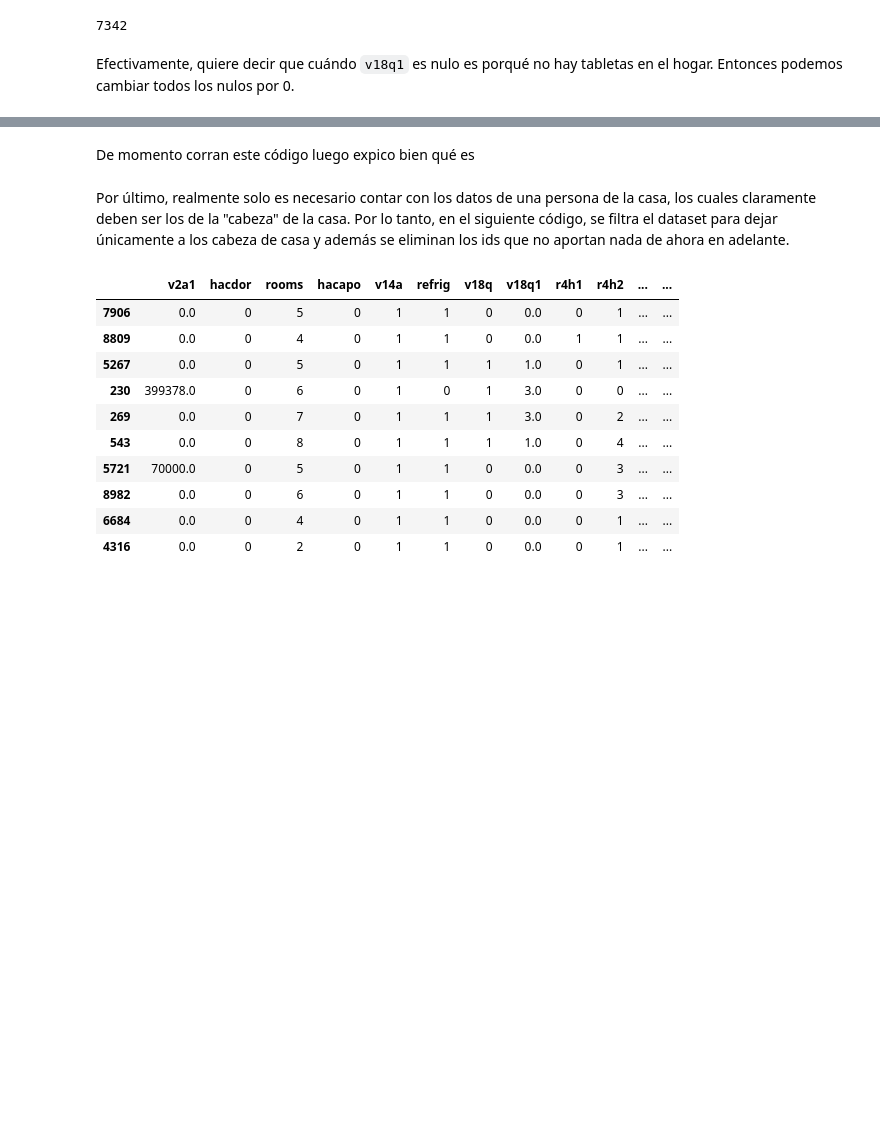
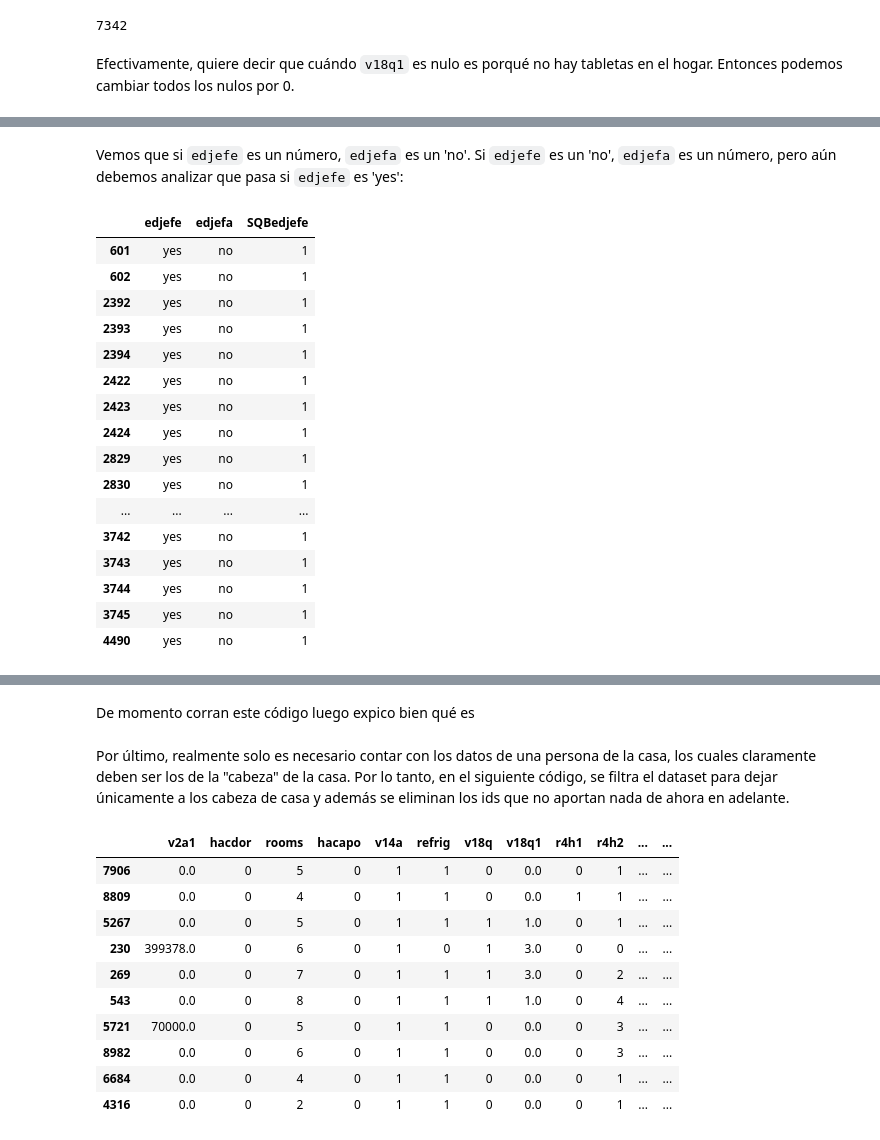
Before and after one commit to Sebasberacu/ML-Fundamentals, a Jupyter notebook: src/data-analysis.ipynb, the cells around one changed output, grey strips where cells are left out. Cells and saved outputs as stored; diff of their text form; code cells hidden in the pictures; blank space fills up the shorter version.

```diff
--- a/src/data-analysis.ipynb
+++ b/src/data-analysis.ipynb
@@ -402,0 +480,22 @@ df_train['rez_esc'] = df_train['rez_esc'].fillna(0)
+# %% [markdown]
+Vemos que si `edjefe` es un número, `edjefa` es un 'no'. Si `edjefe` es un 'no', `edjefa` es un número, pero aún debemos analizar que pasa si `edjefe` es 'yes':
+# %%
+df_train[['edjefe', 'edjefa', 'SQBedjefe']][df_train['edjefe'] == 'yes'][:20]
+# %% [output]
+|  | edjefe | edjefa | SQBedjefe |
+| 601 | yes | no | 1 |
+| 602 | yes | no | 1 |
+| 2392 | yes | no | 1 |
+| 2393 | yes | no | 1 |
+| 2394 | yes | no | 1 |
+| 2422 | yes | no | 1 |
+| 2423 | yes | no | 1 |
+| 2424 | yes | no | 1 |
+| 2829 | yes | no | 1 |
+| 2830 | yes | no | 1 |
+| ... | ... | ... | ... |
+| 3742 | yes | no | 1 |
+| 3743 | yes | no | 1 |
+| 3744 | yes | no | 1 |
+| 3745 | yes | no | 1 |
+| 4490 | yes | no | 1 |
```
Also changed, not shown: parts of 42 cells of this notebook.
